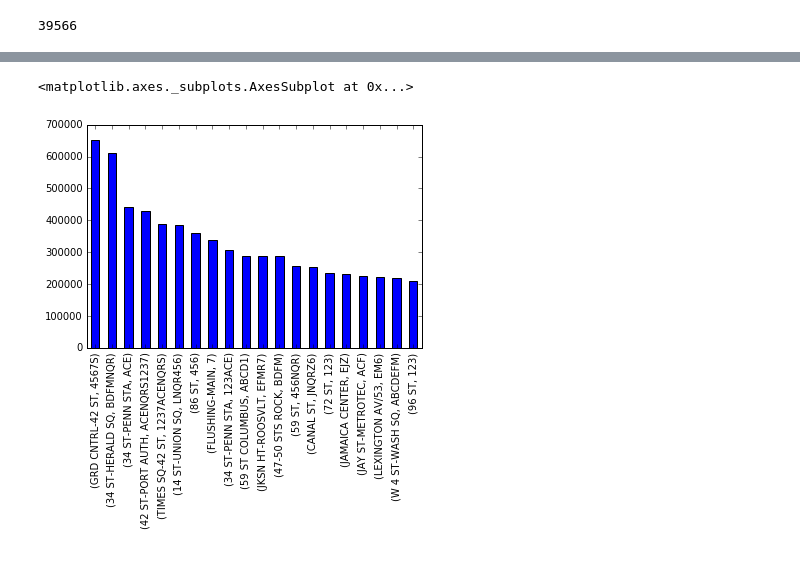
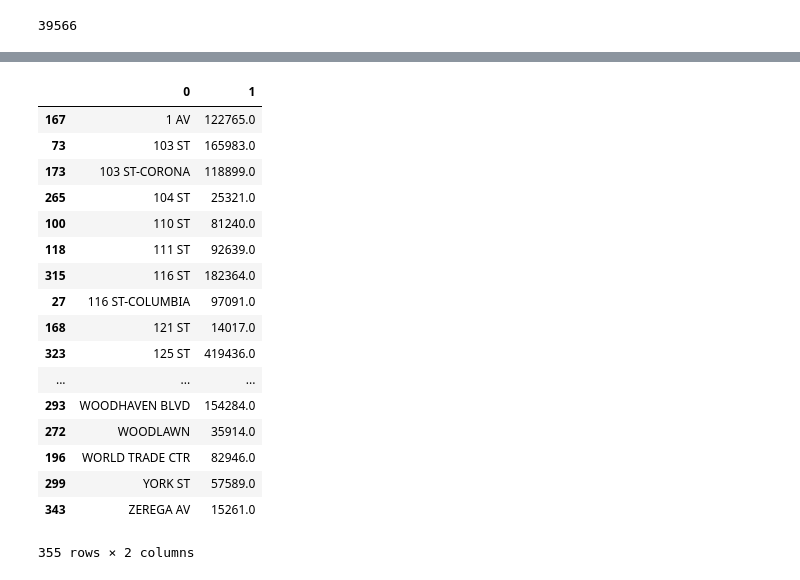
Before and after one commit to hengrumay/MTA_TokenEntry, a Jupyter notebook: exploreMTAdata.ipynb, the cells around one changed output, grey strips where cells are left out. Cells and saved outputs as stored; diff of their text form; code cells hidden in the pictures.

```diff
--- a/exploreMTAdata.ipynb
+++ b/exploreMTAdata.ipynb
@@ -193,5 +182,0 @@ StatFlowDF02 = pd.Series(StatFlowDict0, name = 'DateValue')
-# %%
-StatFlowDF02.nlargest(20).plot(kind='bar')
-# %% [output]
-<matplotlib.axes._subplots.AxesSubplot at 0x...>
-[figure, removed]
@@ -200,4 +183,28 @@ StatFlowDF02.nlargest(20).plot(kind='bar')
 # %%
 # StatFlowDF.plot()
+# %%
+StatFlowDF = pd.DataFrame(list(StatFlowDict.items()))
+# %%
+# StatFlowDF.sort_values(by=1)
+StatFlowDF.sort_values(by=0)
+# %% [output]
+|  | 0 | 1 |
+| 167 | 1 AV | 122765.0 |
+| 73 | 103 ST | 165983.0 |
+| 173 | 103 ST-CORONA | 118899.0 |
+| 265 | 104 ST | 25321.0 |
+| 100 | 110 ST | 81240.0 |
+| 118 | 111 ST | 92639.0 |
+| 315 | 116 ST | 182364.0 |
+| 27 | 116 ST-COLUMBIA | 97091.0 |
+| 168 | 121 ST | 14017.0 |
+| 323 | 125 ST | 419436.0 |
+| ... | ... | ... |
+| 293 | WOODHAVEN BLVD | 154284.0 |
+| 272 | WOODLAWN | 35914.0 |
+| 196 | WORLD TRADE CTR | 82946.0 |
+| 299 | YORK ST | 57589.0 |
+| 343 | ZEREGA AV | 15261.0 |
+355 rows × 2 columns
 # %%
 # StatFlowDF.describe()
```
Also changed, not shown: parts of 12 cells of this notebook.
